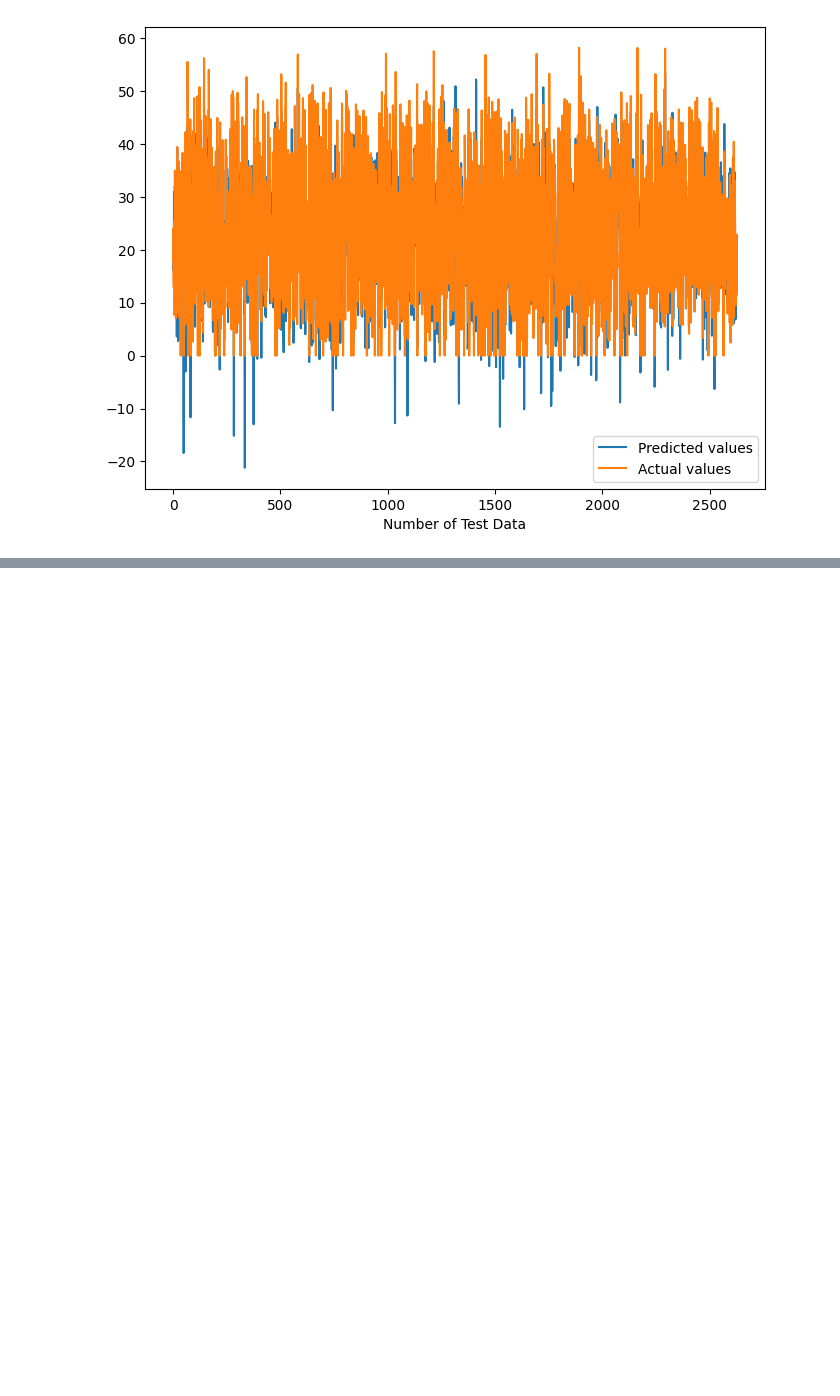
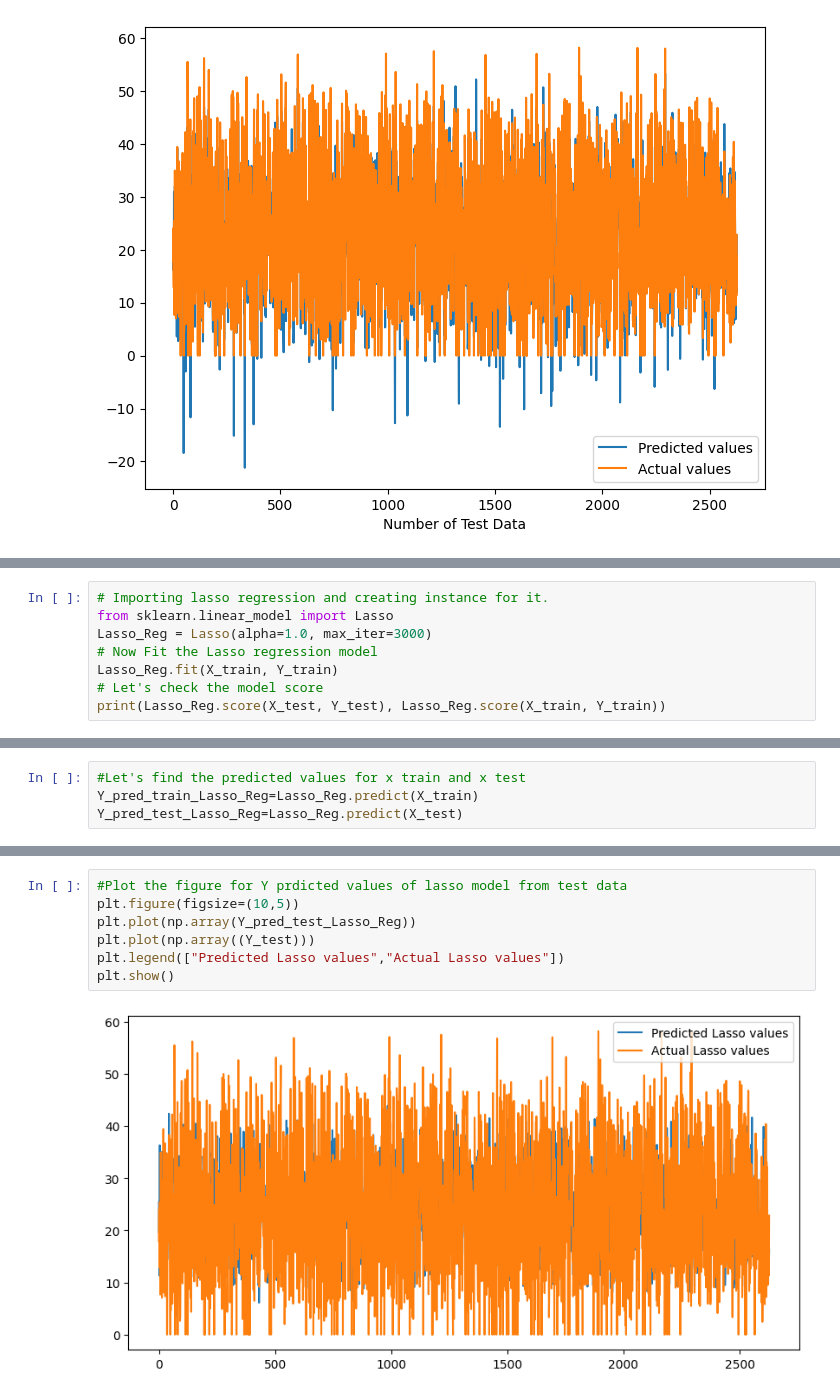
Before and after one commit to KiranKokateGitHub/Bike-Sharing-Demand-Prediction_Regression, a Jupyter notebook: Kiran_Regression.ipynb, the cells around one changed output, grey strips where cells are left out. Saved outputs shown, nothing was run; the diff lists cells and outputs as text; blank space fills up the shorter version.

```diff
--- a/Kiran_Regression.ipynb
+++ b/Kiran_Regression.ipynb
@@ -1019,0 +1026,8 @@ plt.show()
+# %%
+# Importing lasso regression and creating instance for it.
+from sklearn.linear_model import Lasso
+Lasso_Reg = Lasso(alpha=1.0, max_iter=3000)
+# Now Fit the Lasso regression model
+Lasso_Reg.fit(X_train, Y_train)
+# Let's check the model score
+print(Lasso_Reg.score(X_test, Y_test), Lasso_Reg.score(X_train, Y_train))
@@ -1019,0 +1042,4 @@ plt.show()
+# %%
+#Let's find the predicted values for x train and x test
+Y_pred_train_Lasso_Reg=Lasso_Reg.predict(X_train)
+Y_pred_test_Lasso_Reg=Lasso_Reg.predict(X_test)
@@ -1019,0 +1148,9 @@ plt.show()
+# %%
+#Plot the figure for Y prdicted values of lasso model from test data
+plt.figure(figsize=(10,5))
+plt.plot(np.array(Y_pred_test_Lasso_Reg))
+plt.plot(np.array((Y_test)))
+plt.legend(["Predicted Lasso values","Actual Lasso values"])
+plt.show()
+# %% [output]
+[figure, added]
```
Also changed, not shown: parts of 15 cells of this notebook.
